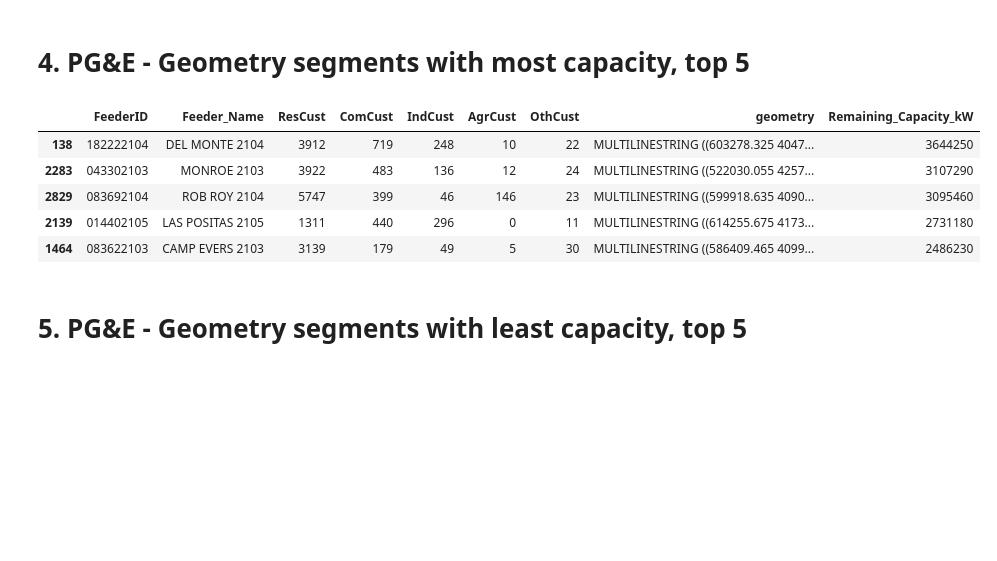
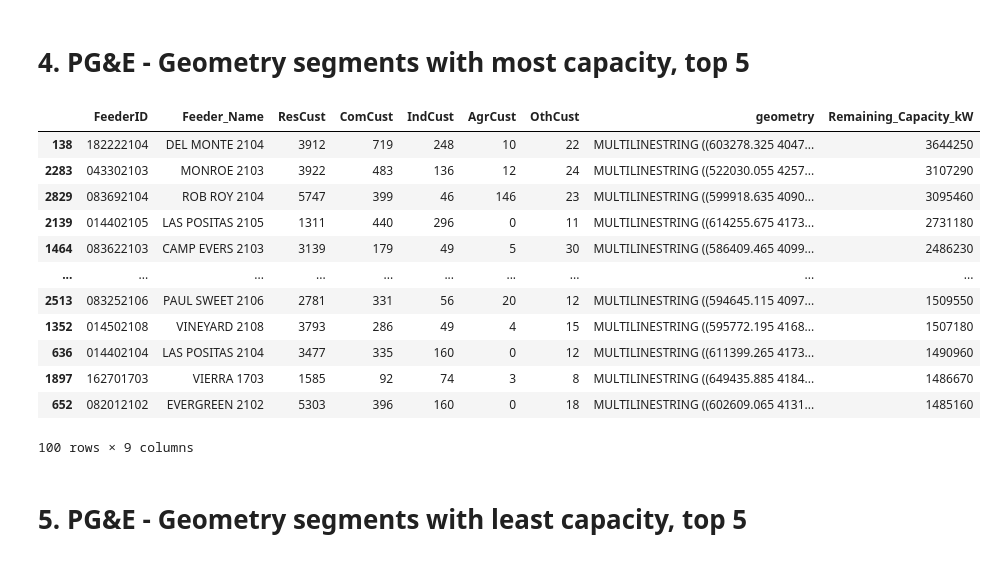
Before and after one commit to antiroyalty/ca-climate-action-initiative, a Jupyter notebook: backend/notebooks/survey_support.ipynb, the cells around one changed output. Drawn from its saved outputs; the diff is of its cells as text; code cells hidden in the pictures; blank space fills up the shorter version.

```diff
--- a/backend/notebooks/survey_support.ipynb
+++ b/backend/notebooks/survey_support.ipynb
@@ -31,13 +31,13 @@ layers = fiona.listlayers(gdb_path)
 # 'ICAEstimatedCapacitySummary'
 # ]
 # %%
-feeder = gpd.read_file("../data/raw/ICADisplay.gdb", driver='fileGDB', layer="FeederDetail")
-feeder_load = gpd.read_file("../data/raw/ICADisplay.gdb", driver='fileGDB', layer="FeederLoadProfile")
+feeder = gpd.read_file("../data/raw/iou_pge/ICADisplay.gdb", driver='fileGDB', layer="FeederDetail")
+feeder_load = gpd.read_file("../data/raw/iou_pge/ICADisplay.gdb", driver='fileGDB', layer="FeederLoadProfile")
 
-line = gpd.read_file("../data/raw/ICADisplay.gdb", driver='fileGDB', layer="LineDetail")
+line = gpd.read_file("../data/raw/iou_pge/ICADisplay.gdb", driver='fileGDB', layer="LineDetail")
 
-substations = gpd.read_file("../data/raw/ICADisplay.gdb", driver='fileGDB', layer="Substations")
-substation_load = gpd.read_file("../data/raw/ICADisplay.gdb", driver='fileGDB', layer="SubstationLoadProfile")
+substations = gpd.read_file("../data/raw/iou_pge/ICADisplay.gdb", driver='fileGDB', layer="Substations")
+substation_load = gpd.read_file("../data/raw/iou_pge/ICADisplay.gdb", driver='fileGDB', layer="SubstationLoadProfile")
 
 # Print names of columns
 dataframes = {
@@ -125,22 +139,29 @@ aggregated_capacity = line.groupby('FeederId').agg({'LoadCapacity_kW': 'sum'}).r
 feeder_capacity = pd.merge(feeder, aggregated_capacity, left_on='FeederID', right_on='FeederId', how='inner')
 # %%
 # Sorting the result to get the top feeders with the most available capacity
-top_capacity_feeders = feeder_capacity.sort_values(by='LoadCapacity_kW', ascending=False).head(5)
+top_capacity_feeders = feeder_capacity.sort_values(by='LoadCapacity_kW', ascending=False).head(100)
 
 # Calculating the remaining capacity by subtracting the total DG capacity from the load capacity
 top_capacity_feeders['Remaining_Capacity_kW'] = top_capacity_feeders['LoadCapacity_kW']
 
 column_names = columns_to_select + ['Remaining_Capacity_kW']
 top_capacity_feeders_selected = top_capacity_feeders[column_names]
 
 top_capacity_feeders_selected
 # %% [output]
 |  | FeederID | Feeder_Name | ResCust | ComCust | IndCust | AgrCust | OthCust | geometry | Remaining_Capacity_kW |
 | 138 | 182222104 | DEL MONTE 2104 | 3912 | 719 | 248 | 10 | 22 | MULTILINESTRING ((603278.325 4047... | 3644250 |
 | 2283 | 043302103 | MONROE 2103 | 3922 | 483 | 136 | 12 | 24 | MULTILINESTRING ((522030.055 4257... | 3107290 |
 | 2829 | 083692104 | ROB ROY 2104 | 5747 | 399 | 46 | 146 | 23 | MULTILINESTRING ((599918.635 4090... | 3095460 |
 | 2139 | 014402105 | LAS POSITAS 2105 | 1311 | 440 | 296 | 0 | 11 | MULTILINESTRING ((614255.675 4173... | 2731180 |
 | 1464 | 083622103 | CAMP EVERS 2103 | 3139 | 179 | 49 | 5 | 30 | MULTILINESTRING ((586409.465 4099... | 2486230 |
+| ... | ... | ... | ... | ... | ... | ... | ... | ... | ... |
+| 2513 | 083252106 | PAUL SWEET 2106 | 2781 | 331 | 56 | 20 | 12 | MULTILINESTRING ((594645.115 4097... | 1509550 |
+| 1352 | 014502108 | VINEYARD 2108 | 3793 | 286 | 49 | 4 | 15 | MULTILINESTRING ((595772.195 4168... | 1507180 |
+| 636 | 014402104 | LAS POSITAS 2104 | 3477 | 335 | 160 | 0 | 12 | MULTILINESTRING ((611399.265 4173... | 1490960 |
+| 1897 | 162701703 | VIERRA 1703 | 1585 | 92 | 74 | 3 | 8 | MULTILINESTRING ((649435.885 4184... | 1486670 |
+| 652 | 082012102 | EVERGREEN 2102 | 5303 | 396 | 160 | 0 | 18 | MULTILINESTRING ((602609.065 4131... | 1485160 |
+100 rows × 9 columns
 # %% [markdown]
 # 5. PG&E - Geometry segments with least capacity, top 5
 # %%
```
Also changed, not shown: parts of 6 cells of this notebook, 12 other files.
